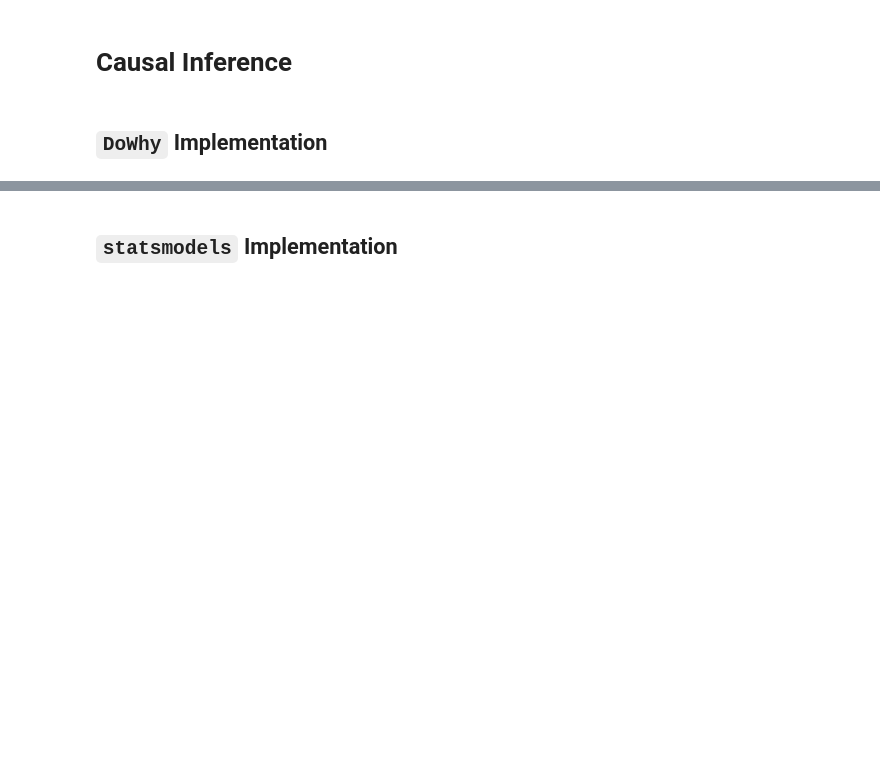
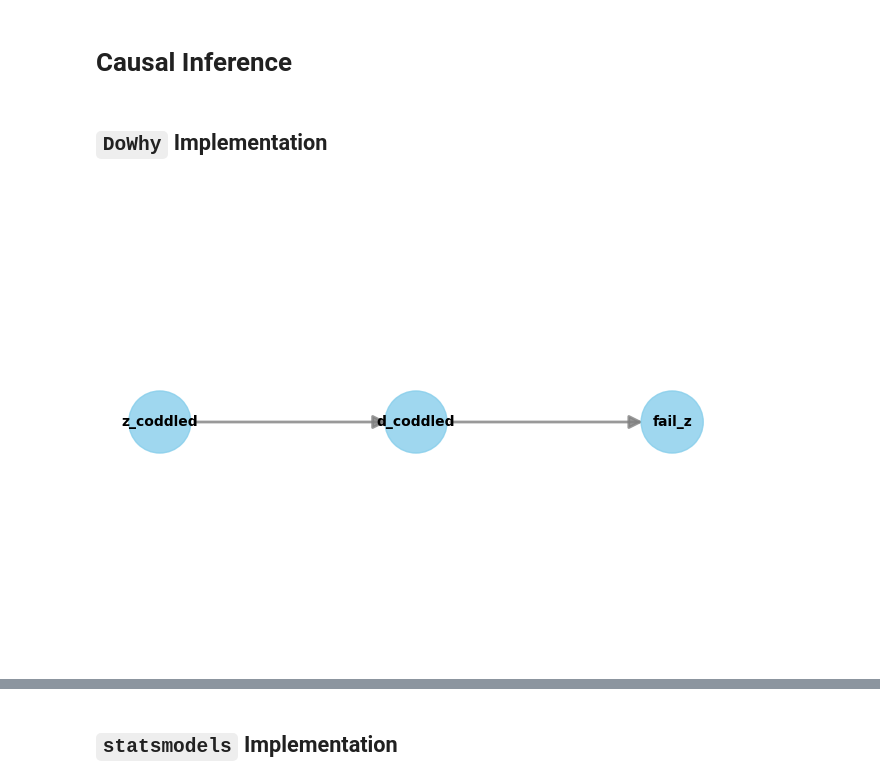
Before and after one commit to DWizzi/mastering-py-metrics, a Jupyter notebook: ch3_instrumental_variables/notebooks/mdve.ipynb, the cells around one changed output, grey strips where cells are left out. Drawn from its saved outputs; the diff is of its cells as text; code cells hidden in the pictures; blank space fills up the shorter version.

```diff
--- a/ch3_instrumental_variables/notebooks/mdve.ipynb
+++ b/ch3_instrumental_variables/notebooks/mdve.ipynb
@@ -59,0 +88,27 @@ Index(['ID', 'T_RANDOM', 'MONTH', 'YEAR', 'CLOCK', 'TIME', 'P_REPORT', 'CCN',
+# %%
+data['z_rank'] = pd.qcut(data['T_RANDOM'], q=np.linspace(0, 1, data['T_RANDOM'].nunique()+1), labels=False, duplicates='drop') / data['T_RANDOM'].nunique()
+data['d_rank'] = pd.qcut(data['T_FINAL'], q=np.linspace(0, 1, data['T_FINAL'].nunique()+1), labels=False, duplicates='drop') / data['T_FINAL'].nunique()
+# %%
+exp_params: Dict[str, float] = {
+    'pz_separ': 1 / (1 + np.exp(1.21)),
+    'pz_arrest': 1 / (1 + np.exp(1.21 + 0.9)),
+    'pz_advise': 1 / (1 + np.exp(1.21 + 0.21)),
+
+    'pd_separ': 1 / (1 + np.exp(1.05)),
+    'pd_arrest': 1 / (1 + np.exp(1.05 + 0.82)),
+    'pd_advise': 1 / (1 + np.exp(1.05 + 0.46))
+}
+# %%
+data['fail_z'] = (
+    ((data['T_RANDOM'] == 1) & (data['z_rank'] < exp_params['pz_arrest']))
+    | ((data['T_RANDOM'] == 2) & (data['z_rank'] < exp_params['pz_advise']))
+    | ((data['T_RANDOM'] == 3) & (data['z_rank'] < exp_params['pz_separ']))
+).astype(int)
+
+data['fail_d'] = (
+    ((data['T_FINAL'] == 1) & (data['d_rank'] < exp_params['pd_arrest']))
+    | ((data['T_FINAL'] == 2) & (data['d_rank'] < exp_params['pd_advise']))
+    | ((data['T_FINAL'] == 3) & (data['d_rank'] < exp_params['pd_separ']))
+).astype(int)
+
+data.head()
@@ -97,3 +160,15 @@ compliance_data
 # Causal Inference
 # %% [markdown]
 ## `DoWhy` Implementation
+# %%
+model = CausalModel(
+    data=data,
+    outcome='fail_z',
+    treatment='d_coddled',
+    instruments='z_coddled',
+    common_causes='y82 q1 q2 q3 nonwhite mixed anyweapon s_influence'.split(' ')
+)
+
+model.view_model()
+# %% [output]
+[figure, added]
```
Also changed, not shown: parts of 11 cells of this notebook, 1 other file.
